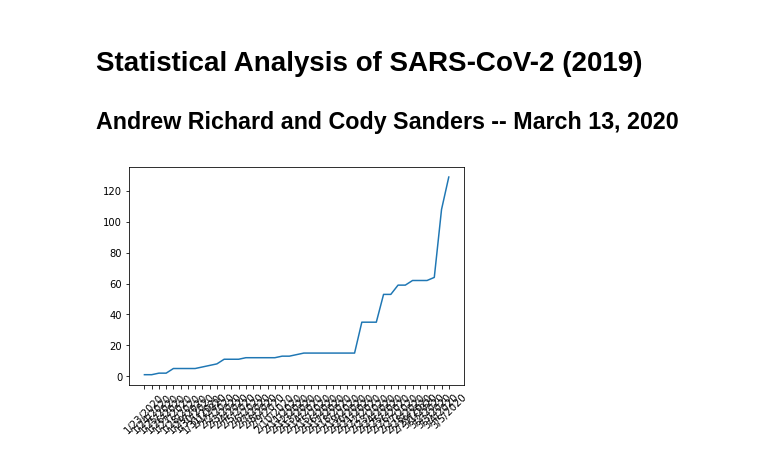
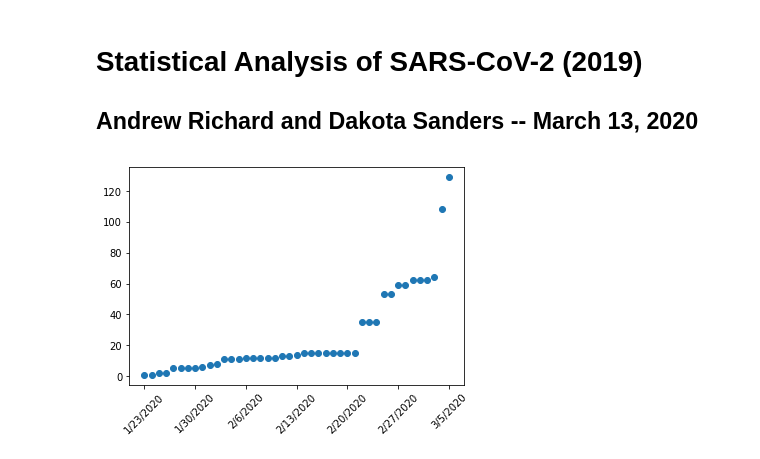
Before and after one commit to DrewRichard7/COVID19, a Jupyter notebook: sarscov2.ipynb, the cells around one changed output. Saved outputs shown, nothing was run; the diff lists cells and outputs as text; code cells hidden in the pictures.

Commit message:
update 1 - scatter plot of U.S. cases

```diff
--- a/sarscov2.ipynb
+++ b/sarscov2.ipynb
@@ -1,21 +1,23 @@
 # %% [markdown]
 # Statistical Analysis of SARS-CoV-2 (2019)
-## Andrew Richard and Cody Sanders -- March 13, 2020
+## Andrew Richard and Dakota Sanders -- March 13, 2020
 # %%
 from matplotlib import pyplot as plt
 import numpy as np
 import pandas as pd
 from matplotlib.widgets import MultiCursor
 import statistics
 import scipy.stats
 df = pd.read_csv(
     '/Users/DrewRichard/Desktop/Code/Python/covid19/who_covid_19_situation_reports/who_covid_19_sit_rep_time_series/who_covid_19_sit_rep_time_series.csv', index_col=0)
 df.set_index("Country/Region", inplace=True)
-dates = df.iloc[42, 3:46]
+dates = df.iloc[42, 3:46].reset_index()
 # print(dates)
+x = dates['index']
+y = dates["United States of America"]
 fig = plt.figure()
-plt.plot(dates)
-plt.xticks(rotation=45)
+plt.scatter(x,y)
+plt.xticks(np.arange(0,len(x),step=7), rotation=45)
 plt.show()
 # %% [output]
-[figure, old version]
+[figure, new version]
```
